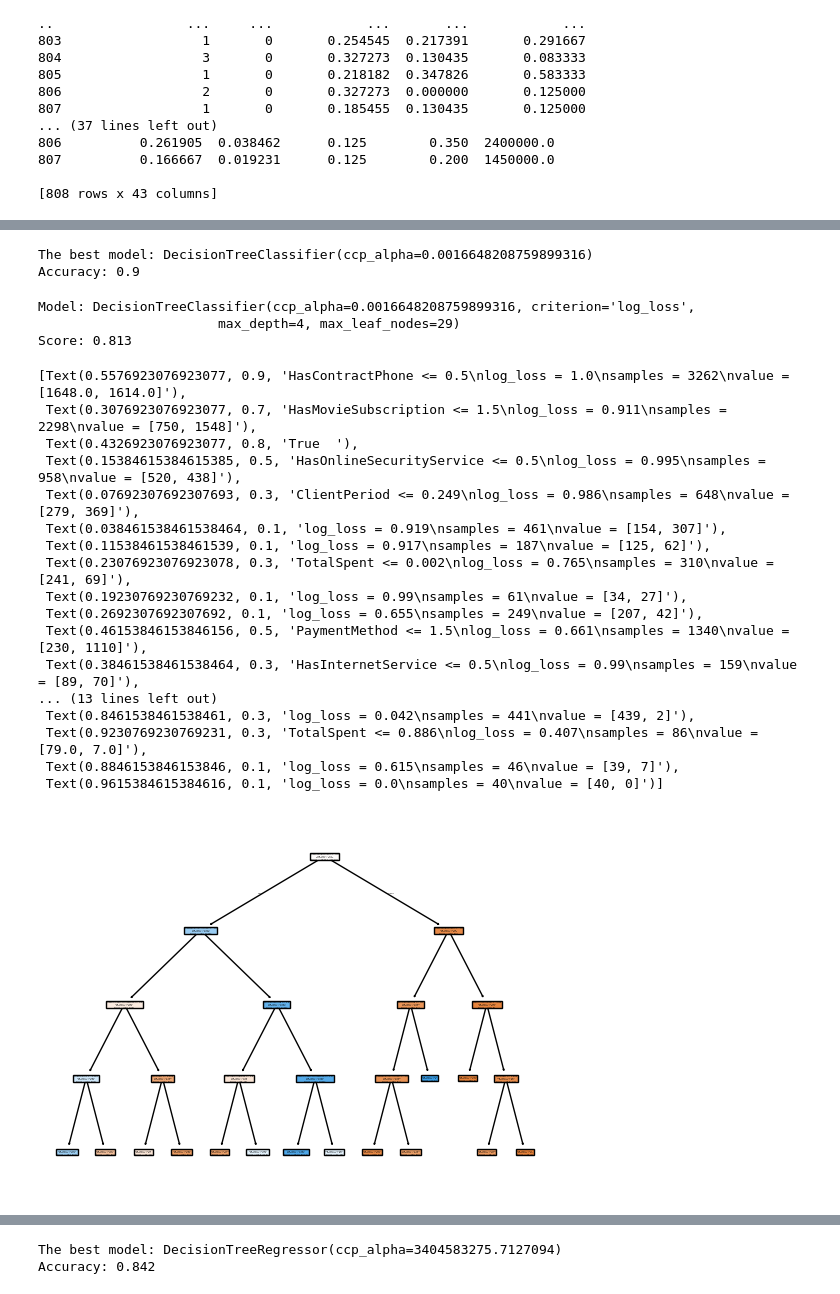
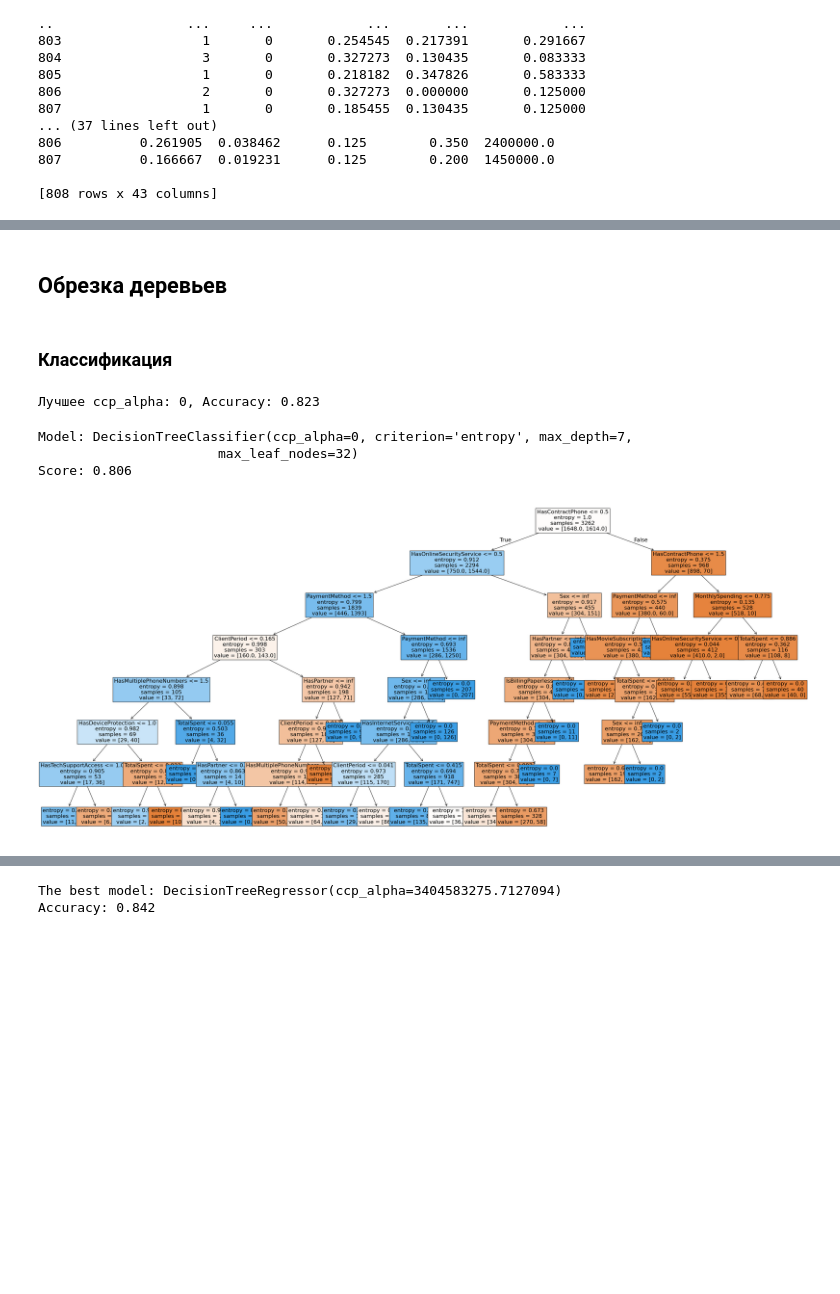
Before and after one commit to LuckHost/data_analysis_methods_sfu_2nd_course, a Jupyter notebook: 5th/PR_5.ipynb, the cells around one changed output, grey strips where cells are left out. Cells and saved outputs as stored; diff of their text form; code cells hidden in the pictures; blank space fills up the shorter version.

```diff
--- a/5th/PR_5.ipynb
+++ b/5th/PR_5.ipynb
@@ -394,38 +396,33 @@ Score: 0.844
-# %%
-
-dtc = DecisionTreeClassifier(criterion="entropy", max_depth=5)
-path = dtc.cost_complexity_pruning_path(x_train_class, y_train_class)
-ccp_alphas = path.ccp_alphas
-params = {
-    "ccp_alpha": path.ccp_alphas
-}
-best_cpp = test_parameters(params, train_acc, test_acc, cross_val_acc, x_train_class, y_train_class, x_test_class, y_test_class)
-# %% [output]
-The best model: DecisionTreeClassifier(ccp_alpha=0.0016648208759899316)
-Accuracy: 0.9
+# %% [markdown]
+## Обрезка деревьев
+# %% [markdown]
+### Классификация
+# %%
+
+
+dtc = DecisionTreeClassifier(criterion="entropy", max_depth=5)
+params = {"ccp_alpha": [0, 0.001, 0.005, 0.01, 0.02]}  # Вручную задать разумные значения
+grid = GridSearchCV(dtc, params, cv=5, scoring="accuracy")
+grid.fit(x_train_class, y_train_class)
+
+best_cpp = grid.best_params_["ccp_alpha"]
+best_model = grid.best_estimator_
+print(f"Лучшее ccp_alpha: {best_cpp}, Accuracy: {grid.best_score_:.3f}")
+# %% [output]
+Лучшее ccp_alpha: 0, Accuracy: 0.823
 # %%
-best_parameters_сlass["ccp_alpha"] = best_cpp
+best_parameters_сlass["ccp_alpha"] = grid.best_params_["ccp_alpha"]
 model, score_a_c = create_best_model(best_parameters_сlass)
-tree.plot_tree(model, filled=True, feature_names=list(x_train_class.columns))
+
+# Важно: убрать max_depth, чтобы он не конфликтовал с ccp_alpha
+if "max_depth" in best_parameters_сlass:
+    del best_parameters_сlass["max_depth"]
+
+plt.figure(figsize=(40, 18))  # Ширина x Высота в дюймах
+tree.plot_tree(model, filled=True, feature_names=list(x_train_class.columns), fontsize=16)
+plt.show()
 # %% [output]
-Model: DecisionTreeClassifier(ccp_alpha=0.0016648208759899316, criterion='log_loss',
-                       max_depth=4, max_leaf_nodes=29)
-Score: 0.813
+Model: DecisionTreeClassifier(ccp_alpha=0, criterion='entropy', max_depth=7,
+                       max_leaf_nodes=32)
+Score: 0.806
-[Text(0.5576923076923077, 0.9, 'HasContractPhone <= 0.5\nlog_loss = 1.0\nsamples = 3262\nvalue = [1648.0, 1614.0]'),
- Text(0.3076923076923077, 0.7, 'HasMovieSubscription <= 1.5\nlog_loss = 0.911\nsamples = 2298\nvalue = [750, 1548]'),
- Text(0.4326923076923077, 0.8, 'True  '),
- Text(0.15384615384615385, 0.5, 'HasOnlineSecurityService <= 0.5\nlog_loss = 0.995\nsamples = 958\nvalue = [520, 438]'),
- Text(0.07692307692307693, 0.3, 'ClientPeriod <= 0.249\nlog_loss = 0.986\nsamples = 648\nvalue = [279, 369]'),
- Text(0.038461538461538464, 0.1, 'log_loss = 0.919\nsamples = 461\nvalue = [154, 307]'),
- Text(0.11538461538461539, 0.1, 'log_loss = 0.917\nsamples = 187\nvalue = [125, 62]'),
- Text(0.23076923076923078, 0.3, 'TotalSpent <= 0.002\nlog_loss = 0.765\nsamples = 310\nvalue = [241, 69]'),
- Text(0.19230769230769232, 0.1, 'log_loss = 0.99\nsamples = 61\nvalue = [34, 27]'),
- Text(0.2692307692307692, 0.1, 'log_loss = 0.655\nsamples = 249\nvalue = [207, 42]'),
- Text(0.46153846153846156, 0.5, 'PaymentMethod <= 1.5\nlog_loss = 0.661\nsamples = 1340\nvalue = [230, 1110]'),
- Text(0.38461538461538464, 0.3, 'HasInternetService <= 0.5\nlog_loss = 0.99\nsamples = 159\nvalue = [89, 70]'),
-... (13 lines left out)
- Text(0.8461538461538461, 0.3, 'log_loss = 0.042\nsamples = 441\nvalue = [439, 2]'),
- Text(0.9230769230769231, 0.3, 'TotalSpent <= 0.886\nlog_loss = 0.407\nsamples = 86\nvalue = [79.0, 7.0]'),
- Text(0.8846153846153846, 0.1, 'log_loss = 0.615\nsamples = 46\nvalue = [39, 7]'),
- Text(0.9615384615384616, 0.1, 'log_loss = 0.0\nsamples = 40\nvalue = [40, 0]')]
-[figure, old version]
+[figure, new version]
```
Also changed, not shown: parts of 31 cells of this notebook, 1 other file.
